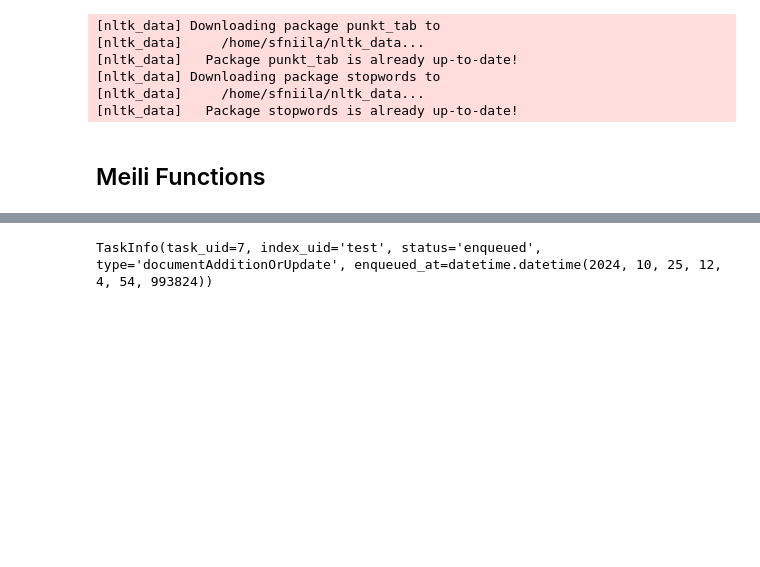
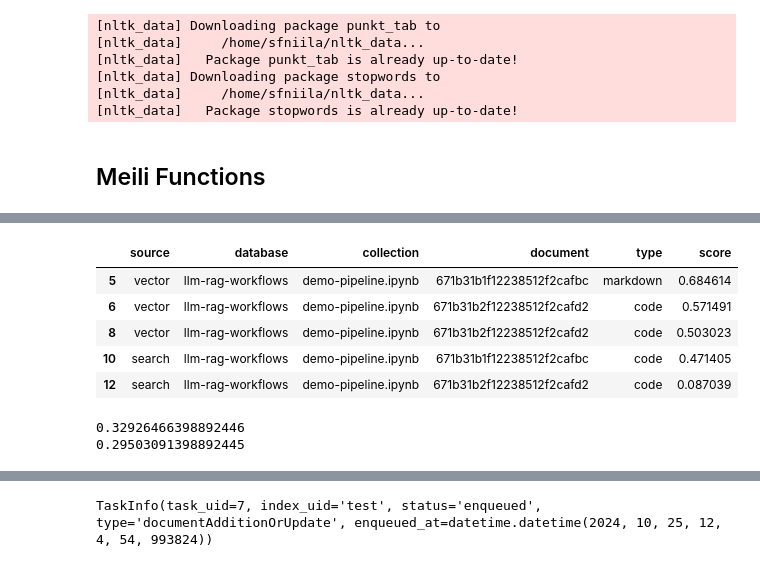
Before and after one commit to K123AsJ0k1/cloud-hpc-oss-mlops-platform, a Jupyter notebook: applications/development/LLMs/pipeline/preprocessing/RAG-Development.ipynb, the cells around one changed output, grey strips where cells are left out. Saved outputs shown, nothing was run; the diff lists cells and outputs as text; code cells hidden in the pictures; blank space fills up the shorter version.

```diff
--- a/applications/development/LLMs/pipeline/preprocessing/RAG-Development.ipynb
+++ b/applications/development/LLMs/pipeline/preprocessing/RAG-Development.ipynb
@@ -1534,0 +1749,49 @@ keyword_documents
+# %%
+ids_with_both = df.groupby('document')['source'].nunique()
+ids_with_both = ids_with_both[ids_with_both > 1].index
+filtered_df = df[df['document'].isin(ids_with_both)]
+# %%
+filtered_df
+# %% [output]
+|  | source | database | collection | document | type | score |
+| 5 | vector | llm-rag-workflows | demo-pipeline.ipynb | 671b31b1f12238512f2cafbc | markdown | 0.684614 |
+| 6 | vector | llm-rag-workflows | demo-pipeline.ipynb | 671b31b2f12238512f2cafd2 | code | 0.571491 |
+| 8 | vector | llm-rag-workflows | demo-pipeline.ipynb | 671b31b2f12238512f2cafd2 | code | 0.503023 |
+| 10 | search | llm-rag-workflows | demo-pipeline.ipynb | 671b31b1f12238512f2cafbc | code | 0.471405 |
+| 12 | search | llm-rag-workflows | demo-pipeline.ipynb | 671b31b2f12238512f2cafd2 | code | 0.087039 |
+# %%
+alpha = 0.5
+
+matched_documents = []
+for index_i, row_i in filtered_df[filtered_df['source'] == 'vector'].iterrows():
+    vector_source = row_i['source']
+    vector_database = row_i['database']
+    vector_collection = row_i['collection']
+    vector_id = row_i['document']
+    vector_type = row_i['type']
+    vector_score = row_i['score']
+
+    for index_j, row_j in filtered_df[filtered_df['source'] == 'search'].iterrows():
+        search_source = row_j['source']
+        search_database = row_j['database']
+        search_collection = row_j['collection']
+        search_id = row_j['document']
+        search_type = row_j['type']
+        search_score = row_j['score']
+
+        if vector_database == search_database:
+            if vector_collection == search_collection:
+                if vector_type == search_type:
+                    if vector_id == search_id:
+                        hybrid_score = vector_score * alpha + search_score * (1-alpha)
+
+                        matched_documents.append({
+                            'source': 'hybrid',
+                            'database': search_database,
+                            'collection': search_collection,
+                            'document': search_id,
+                            'score': hybrid_score
+                        })
+# %% [output]
+0.32926466398892446
+0.29503091398892445
```
Also changed, not shown: parts of 40 cells of this notebook.
